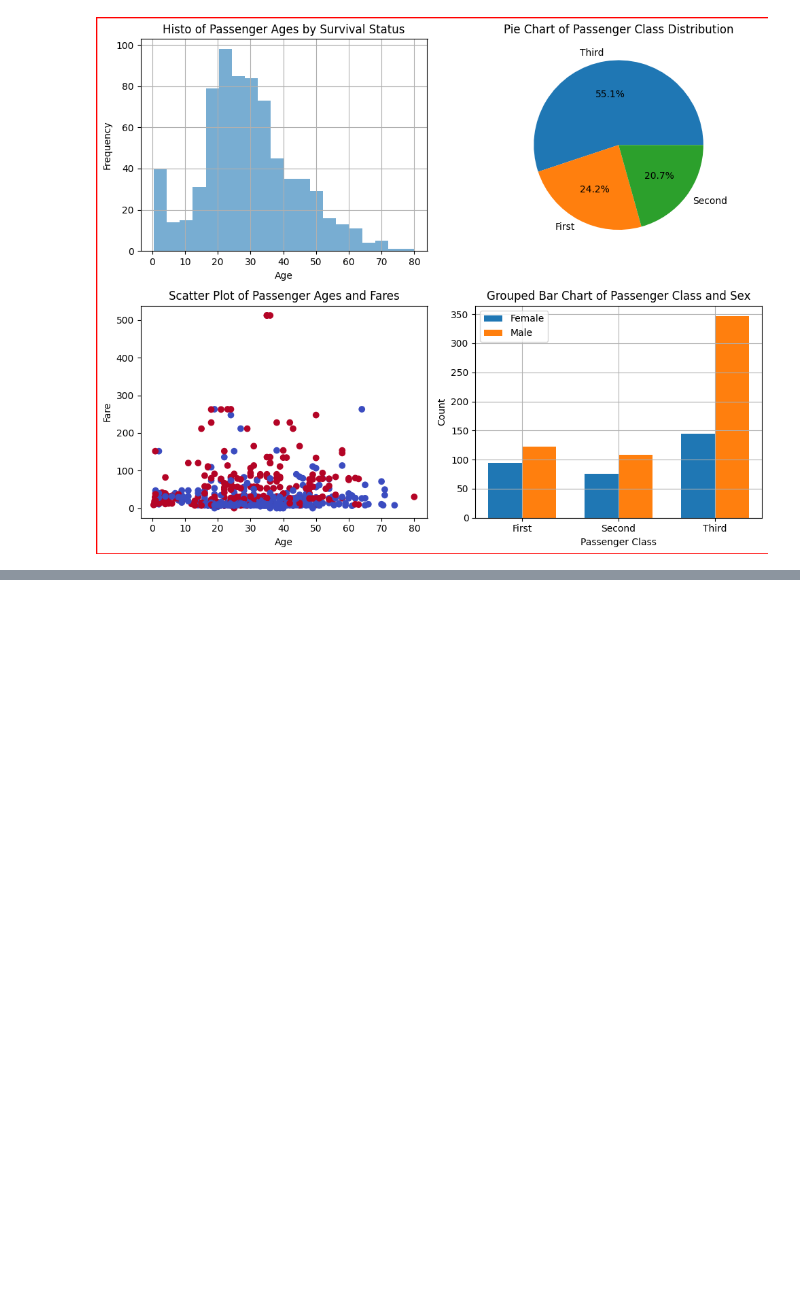
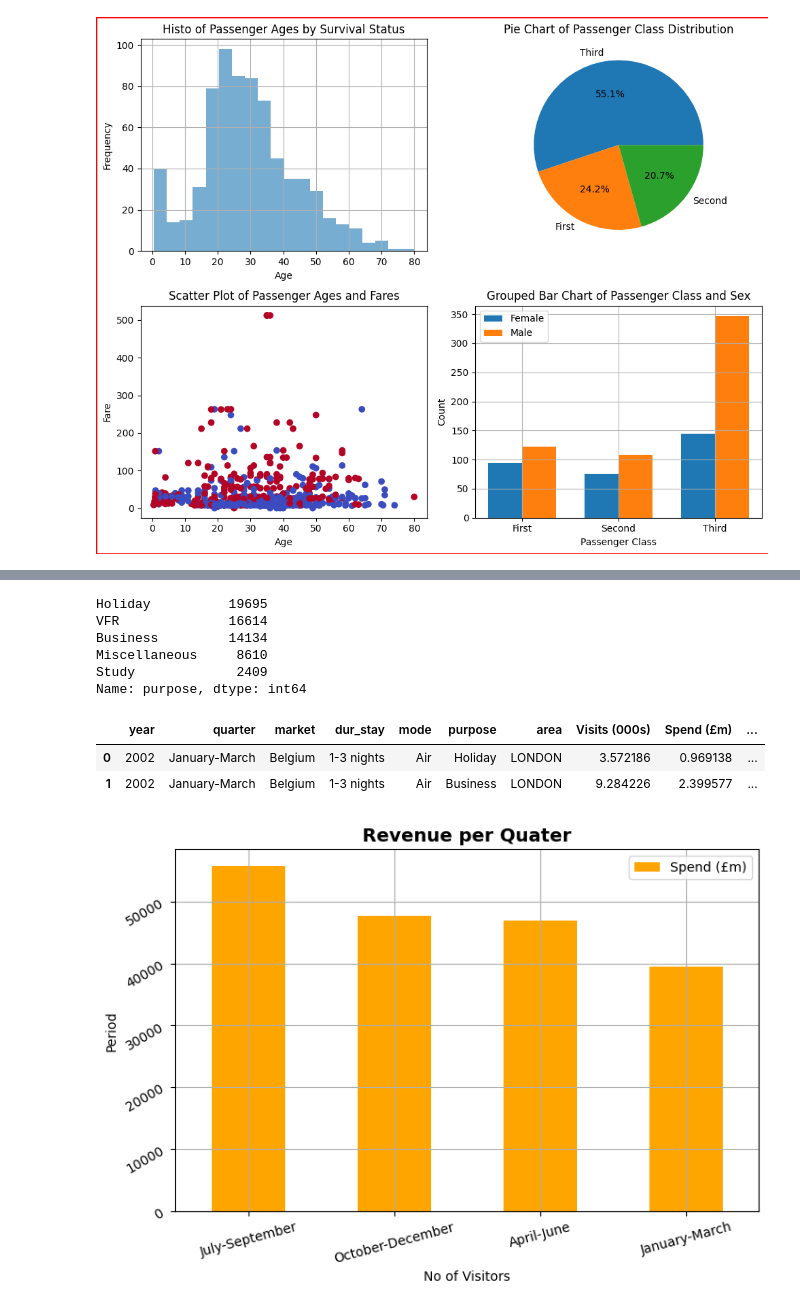
Before and after one commit to LangatMark/DataScience, a Jupyter notebook: trial/data visualization with Matplotlib, seaborn.ipynb, the cells around one changed output, grey strips where cells are left out. Cells and saved outputs as stored; diff of their text form; code cells hidden in the pictures; blank space fills up the shorter version.

```diff
--- a/trial/data visualization with Matplotlib, seaborn.ipynb
+++ b/trial/data visualization with Matplotlib, seaborn.ipynb
@@ -820,0 +952,30 @@ plt.show()
+# %%
+df_london['purpose'].value_counts()
+# %% [output]
+Holiday          19695
+VFR              16614
+Business         14134
+Miscellaneous     8610
+Study             2409
+Name: purpose, dtype: int64
+# %%
+df_london.head(2)
+# %% [output]
+|  | year | quarter | market | dur_stay | mode | purpose | area | Visits (000s) | Spend (£m) | ... |
+| 0 | 2002 | January-March | Belgium | 1-3 nights | Air | Holiday | LONDON | 3.572186 | 0.969138 | ... |
+| 1 | 2002 | January-March | Belgium | 1-3 nights | Air | Business | LONDON | 9.284226 | 2.399577 | ... |
+# %%
+quarter_spend= df_london.groupby(['quarter'])[['Spend (£m)']].sum().sort_values(by='Spend (£m)',ascending=False)
+
+quarter_spend.plot(kind='bar',figsize=(8,5),color='orange')
+plt.title('Revenue per Quater',fontsize=14,fontweight='bold')
+plt.xlabel('No of Visitors',fontsize=10)
+plt.ylabel('Period')
+
+# adjust tick label
+plt.xticks(fontsize=10, rotation=15)
+plt.yticks(fontsize=10, rotation=30)
+
+plt.grid('True')
+# %% [output]
+[figure, added]
```
Also changed, not shown: parts of 25 cells of this notebook.
